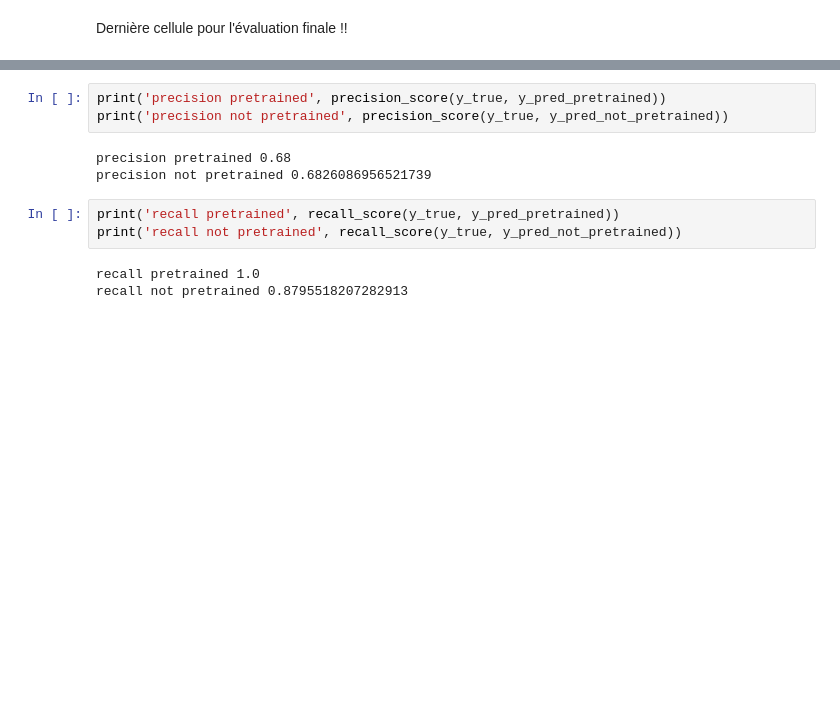
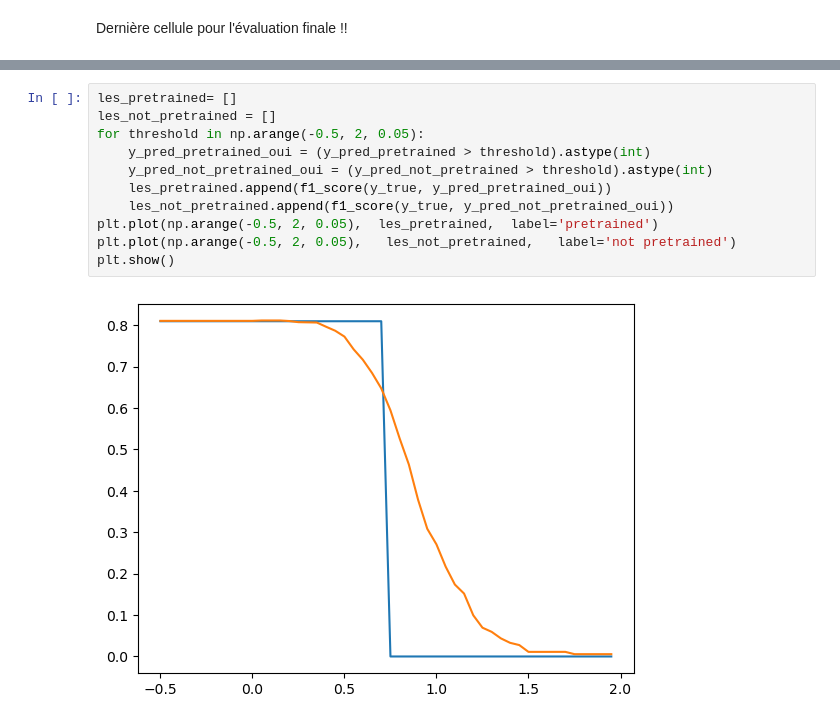
Before and after one commit to gregoirebechade/comp_stats_final, a Jupyter notebook: code/exploring.ipynb, the cells around one changed output, grey strips where cells are left out. Saved outputs shown, nothing was run; the diff lists cells and outputs as text; blank space fills up the shorter version.

```diff
--- a/code/exploring.ipynb
+++ b/code/exploring.ipynb
@@ -376,12 +367,13 @@ F1 score not pretrained 0.7686658506731946
-# %%
-print('precision pretrained', precision_score(y_true, y_pred_pretrained))
-print('precision not pretrained', precision_score(y_true, y_pred_not_pretrained))
-# %% [output]
-precision pretrained 0.68
-precision not pretrained 0.6826086956521739
-# %%
-print('recall pretrained', recall_score(y_true, y_pred_pretrained))
-print('recall not pretrained', recall_score(y_true, y_pred_not_pretrained))
-# %% [output]
-recall pretrained 1.0
-recall not pretrained 0.8795518207282913
+# %%
+les_pretrained= []
+les_not_pretrained = []
+for threshold in np.arange(-0.5, 2, 0.05):
+    y_pred_pretrained_oui = (y_pred_pretrained > threshold).astype(int)
+    y_pred_not_pretrained_oui = (y_pred_not_pretrained > threshold).astype(int)
+    les_pretrained.append(f1_score(y_true, y_pred_pretrained_oui))
+    les_not_pretrained.append(f1_score(y_true, y_pred_not_pretrained_oui))
+plt.plot(np.arange(-0.5, 2, 0.05),  les_pretrained,  label='pretrained')
+plt.plot(np.arange(-0.5, 2, 0.05),   les_not_pretrained,   label='not pretrained')
+plt.show()
+# %% [output]
+[figure, added]
```
Also changed, not shown: parts of 2 cells of this notebook, 1 other file.
